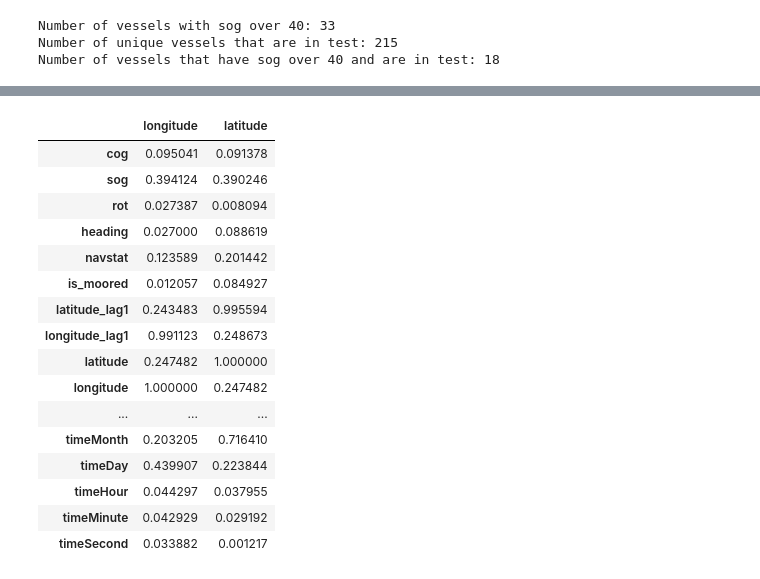
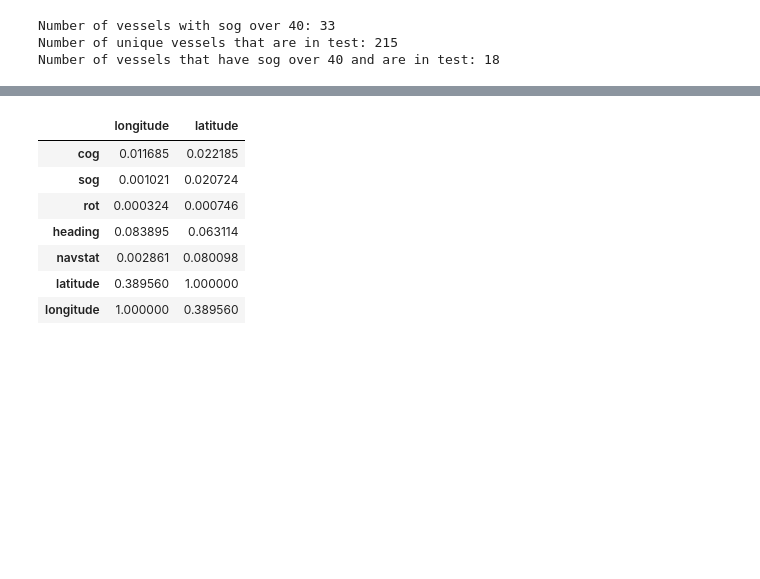
Before and after one commit to alexandersundquist/TDT4173-Modern-Machine-Learning-In-Practice-Project, a Jupyter notebook: EDA.ipynb, the cells around one changed output, grey strips where cells are left out. Saved outputs shown, nothing was run; the diff lists cells and outputs as text; code cells hidden in the pictures; blank space fills up the shorter version.

```diff
--- a/EDA.ipynb
+++ b/EDA.ipynb
@@ -431,21 +388,12 @@ df_one_vessel.head()
 # %%
 # Find correlation between features and longitude and latitude
-df_one_vessel.corr(numeric_only=True).abs()[['longitude', 'latitude']]
+data.corr(numeric_only=True).abs()[['longitude', 'latitude']]
 # %% [output]
 |  | longitude | latitude |
-| cog | 0.095041 | 0.091378 |
-| sog | 0.394124 | 0.390246 |
-| rot | 0.027387 | 0.008094 |
-| heading | 0.027000 | 0.088619 |
-| navstat | 0.123589 | 0.201442 |
-| is_moored | 0.012057 | 0.084927 |
-| latitude_lag1 | 0.243483 | 0.995594 |
-| longitude_lag1 | 0.991123 | 0.248673 |
-| latitude | 0.247482 | 1.000000 |
-| longitude | 1.000000 | 0.247482 |
-| ... | ... | ... |
-| timeMonth | 0.203205 | 0.716410 |
-| timeDay | 0.439907 | 0.223844 |
-| timeHour | 0.044297 | 0.037955 |
-| timeMinute | 0.042929 | 0.029192 |
-| timeSecond | 0.033882 | 0.001217 |
+| cog | 0.011685 | 0.022185 |
+| sog | 0.001021 | 0.020724 |
+| rot | 0.000324 | 0.000746 |
+| heading | 0.083895 | 0.063114 |
+| navstat | 0.002861 | 0.080098 |
+| latitude | 0.389560 | 1.000000 |
+| longitude | 1.000000 | 0.389560 |
```
Also changed, not shown: parts of 15 cells of this notebook, 2 other files.
